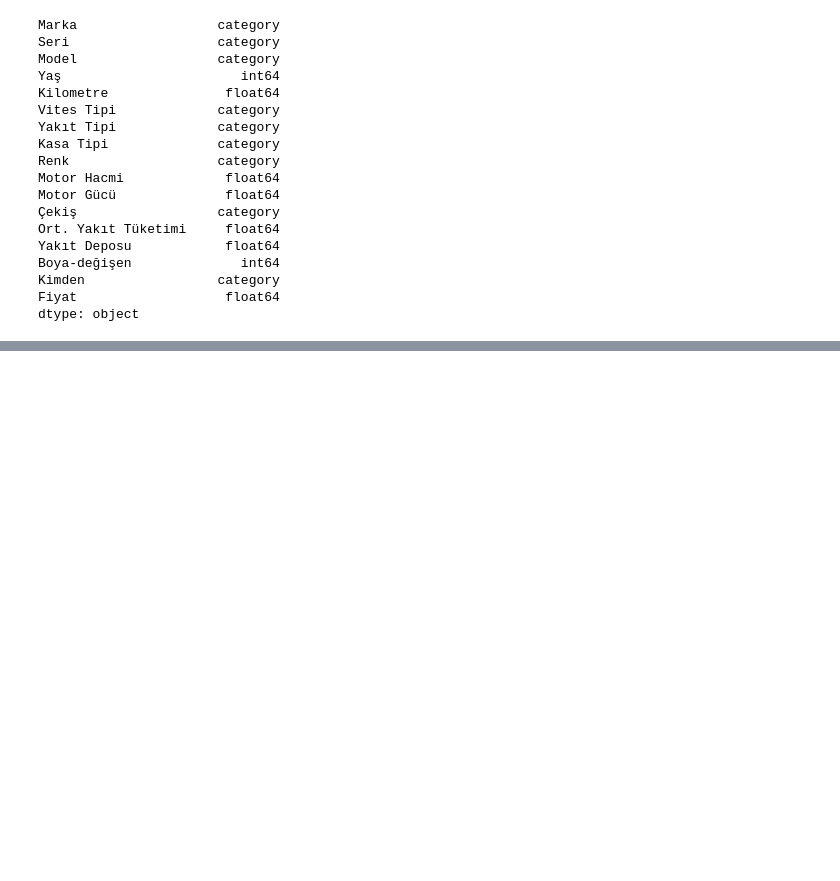
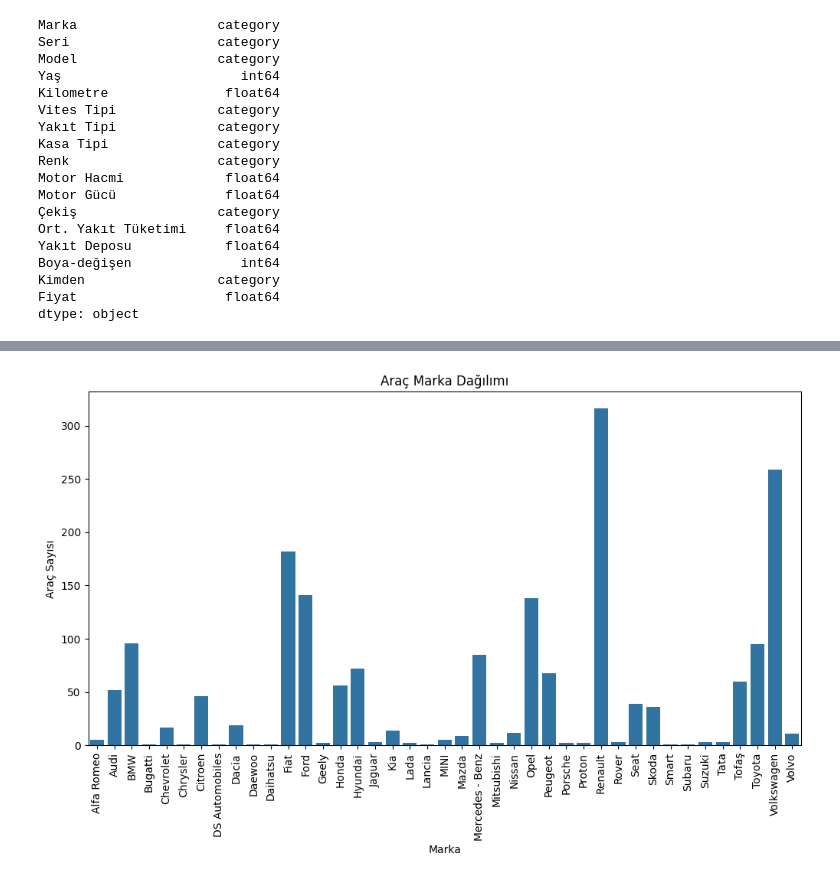
Before and after one commit to OnurFidan35/Car-Price-Prediction, a Jupyter notebook: sec.ipynb, the cells around one changed output, grey strips where cells are left out. Drawn from its saved outputs; the diff is of its cells as text; code cells hidden in the pictures; blank space fills up the shorter version.

```diff
--- a/sec.ipynb
+++ b/sec.ipynb
@@ -1299,0 +1315,10 @@ dtype: object
+# %%
+plt.figure(figsize=(12,6))
+sns.barplot(x=df["Marka"].value_counts().index,y=df["Marka"].value_counts().values)
+plt.xticks(rotation=90);
+plt.xlabel("Marka")
+plt.ylabel("Araç Sayısı")
+plt.title("Araç Marka Dağılımı")
+plt.show()
+# %% [output]
+[figure, added]
```
Also changed, not shown: parts of 47 cells of this notebook.
